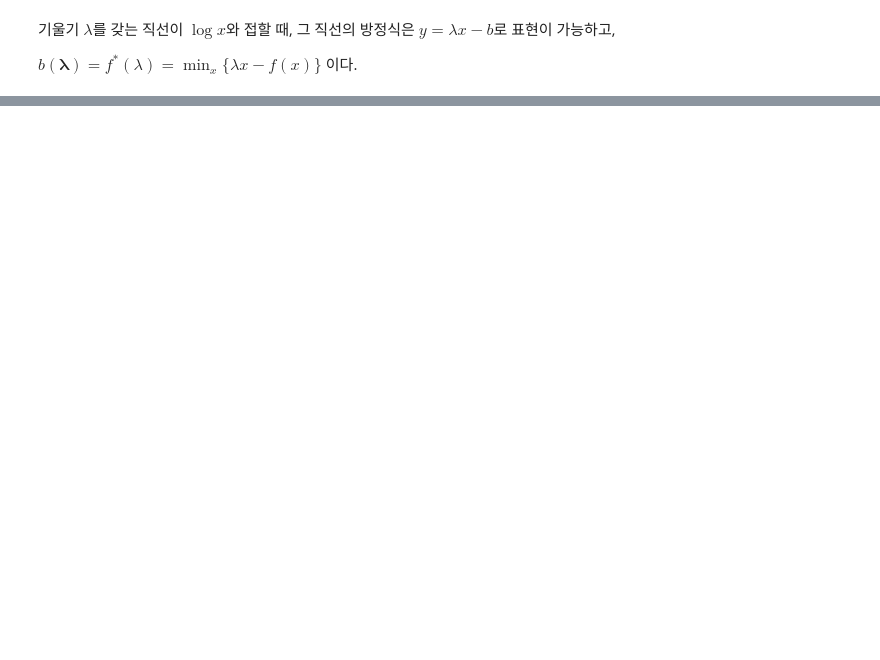
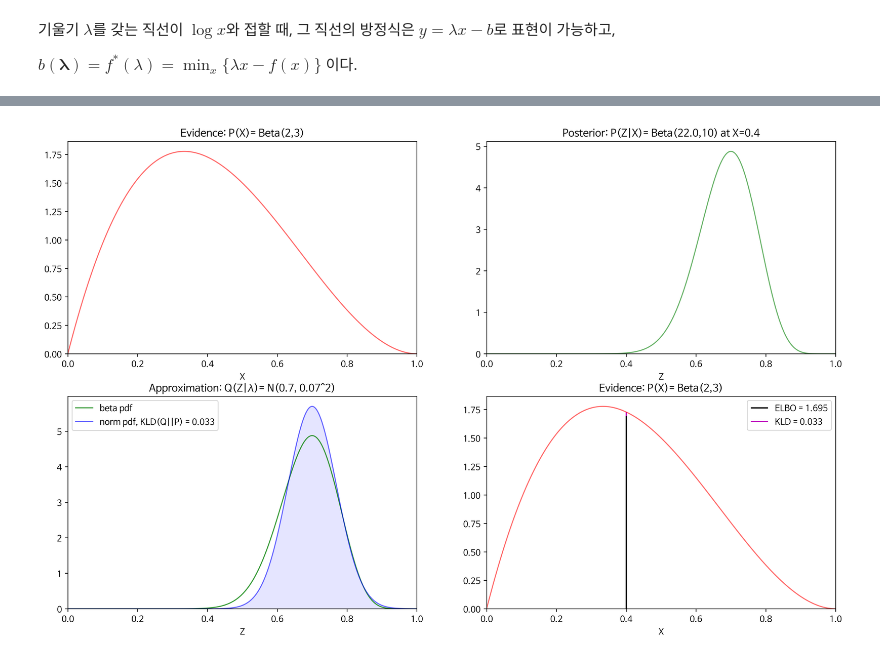
Before and after one commit to hjkornn-phys/Variational-Inference-Tutorial, a Jupyter notebook: CH2.ipynb, the cells around one changed output, grey strips where cells are left out. Saved outputs shown, nothing was run; the diff lists cells and outputs as text; code cells hidden in the pictures; blank space fills up the shorter version.

```diff
--- a/CH2.ipynb
+++ b/CH2.ipynb
@@ -73,0 +153,4 @@ Text(0.5, 1.0, 'log x (검정)과 접하는 직선들(확대됨)')
+# %%
+plot_dist(0.4, 0.7, 0.07)
+# %% [output]
+[figure, added]
```
Also changed, not shown: parts of 9 cells of this notebook.
